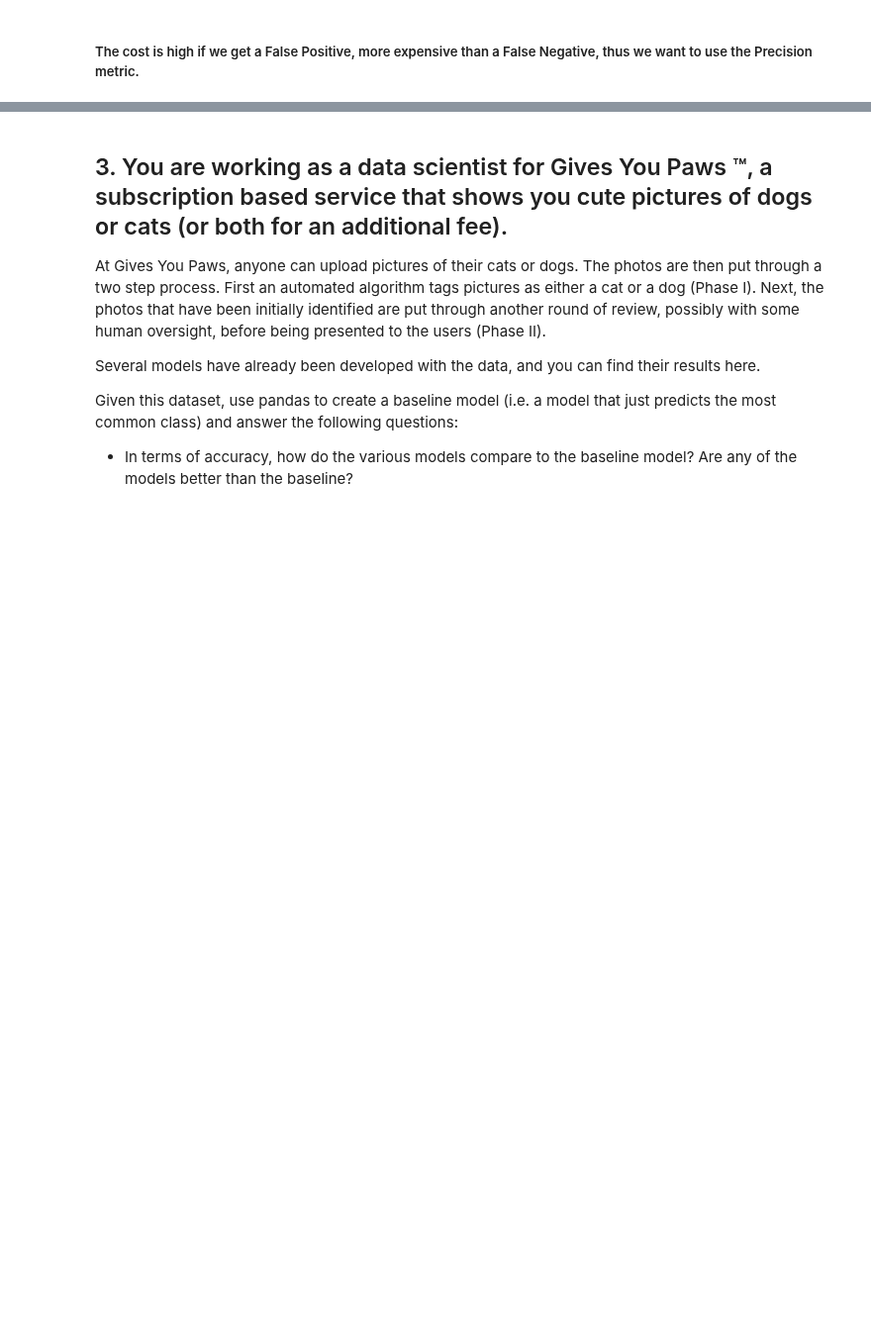
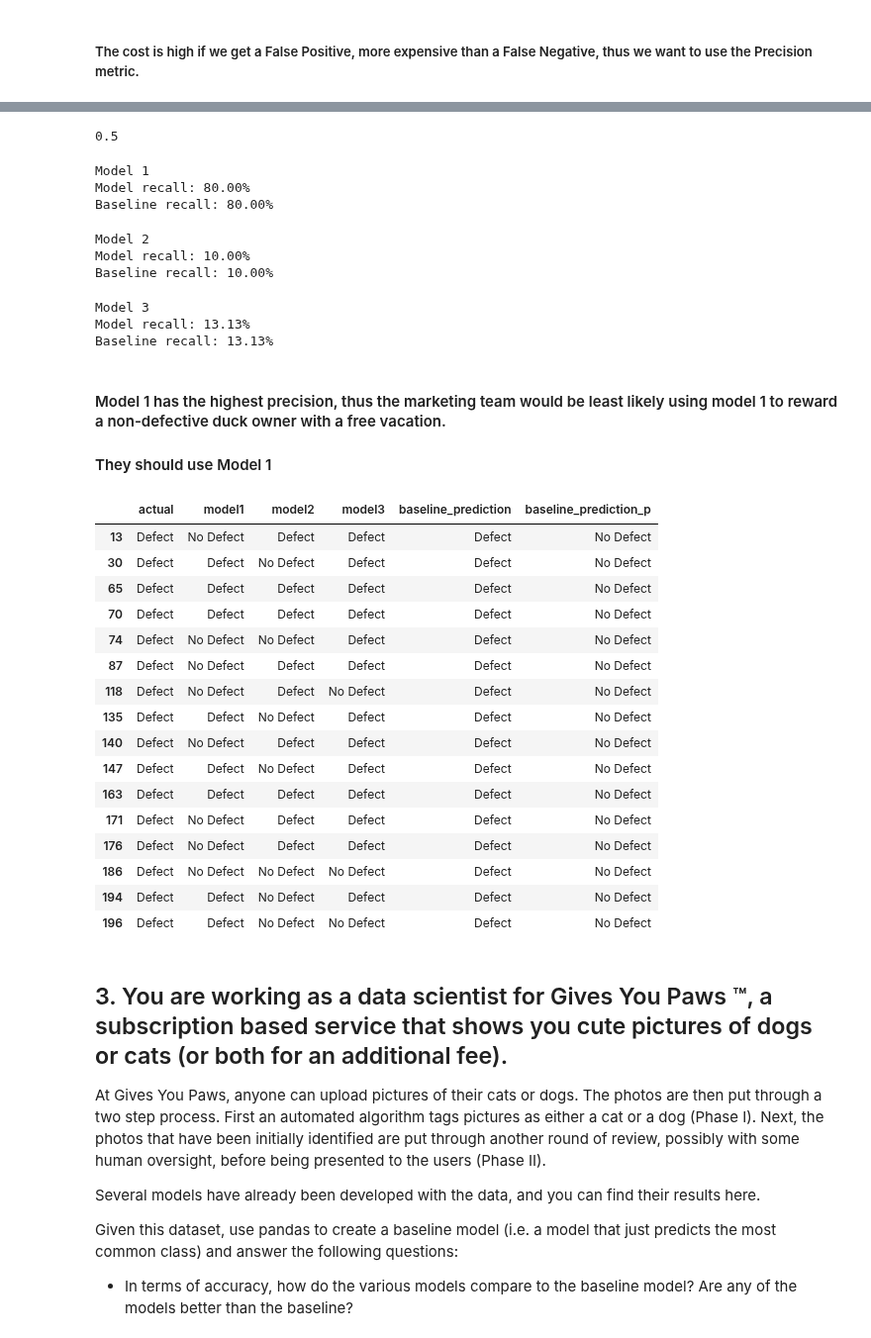
Before and after one commit to lukewbecker/classification-exercises, a Jupyter notebook: model_evaluation.ipynb, the cells around one changed output, grey strips where cells are left out. Shown at 99% size. Cells and saved outputs as stored; diff of their text form; code cells hidden in the pictures; blank space fills up the shorter version.

```diff
--- a/model_evaluation.ipynb
+++ b/model_evaluation.ipynb
@@ -348,0 +374,4 @@ Baseline recall: 100.00%
+# %%
+positive_p = "Defect"
+
+subset_p = ducks[ducks.actual == positive_p]
@@ -349,3 +399,69 @@ Baseline recall: 100.00%
+# %%
+(subset_p.actual == subset_p.model1).mean()
+# %% [output]
+0.5
+# %%
+subset_p = ducks[ducks.model1 == positive_p]
+
+model1_precision = (subset_p.actual == subset_p.model1).mean()
+
+subset = ducks[ducks.baseline_prediction == positive]
+baseline_precision = (subset_p.actual == subset_p.baseline_prediction).mean()
+print("Model 1")
+print(f"Model recall: {model1_precision:.2%}")
+print(f"Baseline recall: {baseline_precision:.2%}")
+# %% [output]
+Model 1
+Model recall: 80.00%
+Baseline recall: 80.00%
+# %%
+subset_p = ducks[ducks.model2 == positive_p]
+
+model2_precision = (subset_p.actual == subset_p.model2).mean()
+baseline_precision = (subset_p.actual == subset_p.baseline_prediction).mean()
+print("Model 2")
+print(f"Model recall: {model2_precision:.2%}")
+print(f"Baseline recall: {baseline_precision:.2%}")
+# %% [output]
+Model 2
+Model recall: 10.00%
+Baseline recall: 10.00%
+# %%
+subset_p = ducks[ducks.model3 == positive_p]
+
+model3_precision = (subset_p.actual == subset_p.model3).mean()
+baseline_precision = (subset_p.actual == subset_p.baseline_prediction).mean()
+print("Model 3")
+print(f"Model recall: {model3_precision:.2%}")
+print(f"Baseline recall: {baseline_precision:.2%}")
+# %% [output]
+Model 3
+Model recall: 13.13%
+Baseline recall: 13.13%
+# %% [markdown]
+#### Model 1 has the highest precision, thus the marketing team would be least likely using model 1 to reward a non-defective duck owner with a free vacation.
+
+#### They should use Model 1
+# %%
+subset_p
+# %% [output]
+|  | actual | model1 | model2 | model3 | baseline_prediction | baseline_prediction_p |
+| 13 | Defect | No Defect | Defect | Defect | Defect | No Defect |
+| 30 | Defect | Defect | No Defect | Defect | Defect | No Defect |
+| 65 | Defect | Defect | Defect | Defect | Defect | No Defect |
+| 70 | Defect | Defect | Defect | Defect | Defect | No Defect |
+| 74 | Defect | No Defect | No Defect | Defect | Defect | No Defect |
+| 87 | Defect | No Defect | Defect | Defect | Defect | No Defect |
+| 118 | Defect | No Defect | Defect | No Defect | Defect | No Defect |
+| 135 | Defect | Defect | No Defect | Defect | Defect | No Defect |
+| 140 | Defect | No Defect | Defect | Defect | Defect | No Defect |
+| 147 | Defect | Defect | No Defect | Defect | Defect | No Defect |
+| 163 | Defect | Defect | Defect | Defect | Defect | No Defect |
+| 171 | Defect | No Defect | Defect | Defect | Defect | No Defect |
+| 176 | Defect | No Defect | Defect | Defect | Defect | No Defect |
+| 186 | Defect | No Defect | No Defect | No Defect | Defect | No Defect |
+| 194 | Defect | Defect | No Defect | Defect | Defect | No Defect |
+| 196 | Defect | Defect | No Defect | No Defect | Defect | No Defect |
 # %% [markdown]
 ## 3. You are working as a data scientist for Gives You Paws ™, a subscription based service that shows you cute pictures of dogs or cats (or both for an additional fee).
 
```
Also changed, not shown: parts of 22 cells of this notebook.
